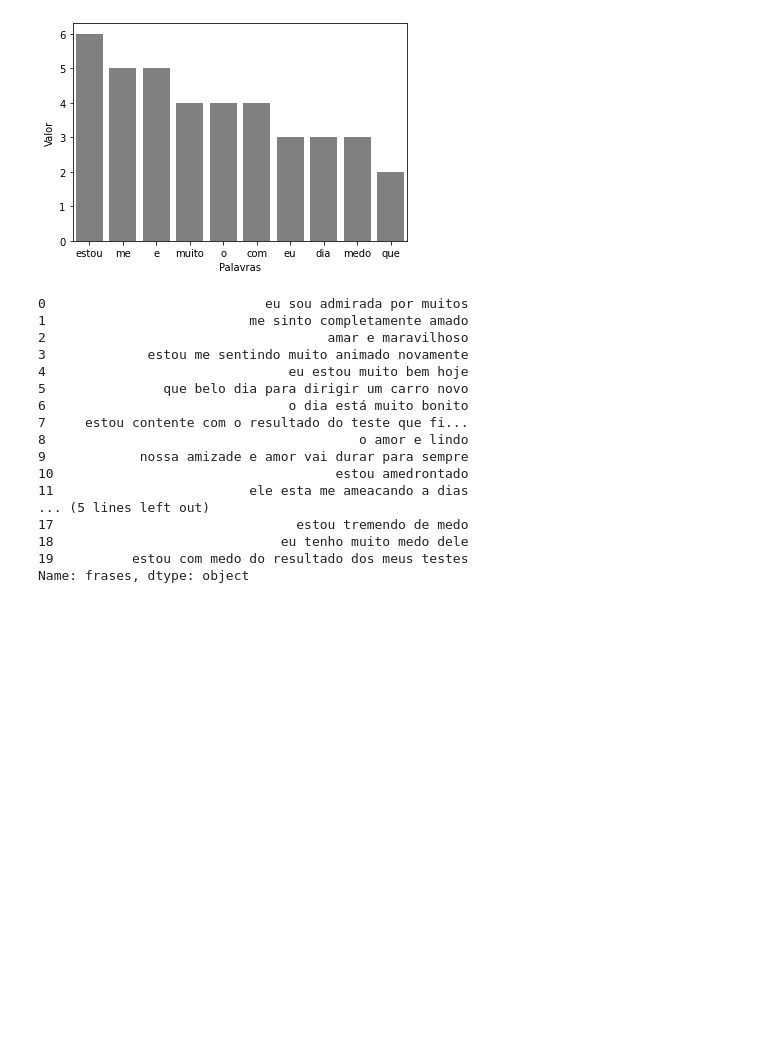
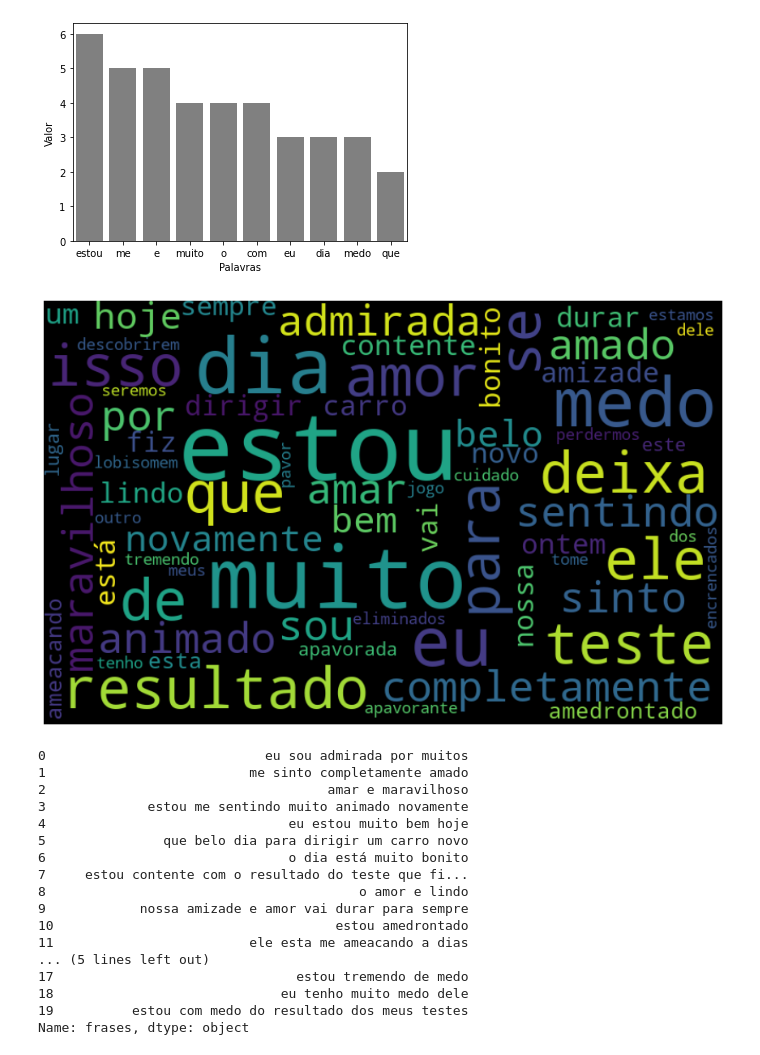
Before and after one commit to naokityokoyama/NLP, a Jupyter notebook: NLP_processado.ipynb, the cells around one changed output. Saved outputs shown, nothing was run; the diff lists cells and outputs as text; code cells hidden in the pictures; blank space fills up the shorter version.

```diff
--- a/NLP_processado.ipynb
+++ b/NLP_processado.ipynb
@@ -69,6 +71,17 @@ sns.barplot(data=df10 , x='Palavras', y='Valor', color='gray')
 # %% [output]
 <matplotlib.axes._subplots.AxesSubplot at 0x...>
 [figure]
+# %%
+#wordcloud
+
+wordcloud = WordCloud(width=800, height=500, max_font_size=110, collocations=False)
+nuvem_palavras = wordcloud.generate(todas_palavras)
+
+plt.figure(figsize=(15,15))
+plt.imshow(nuvem_palavras, interpolation='bilinear')
+plt.axis('off');
+# %% [output]
+[figure, added]
 # %%
 #lower
 frases = df.frases.str.lower()
```
Also changed, not shown: parts of 2 cells of this notebook.
